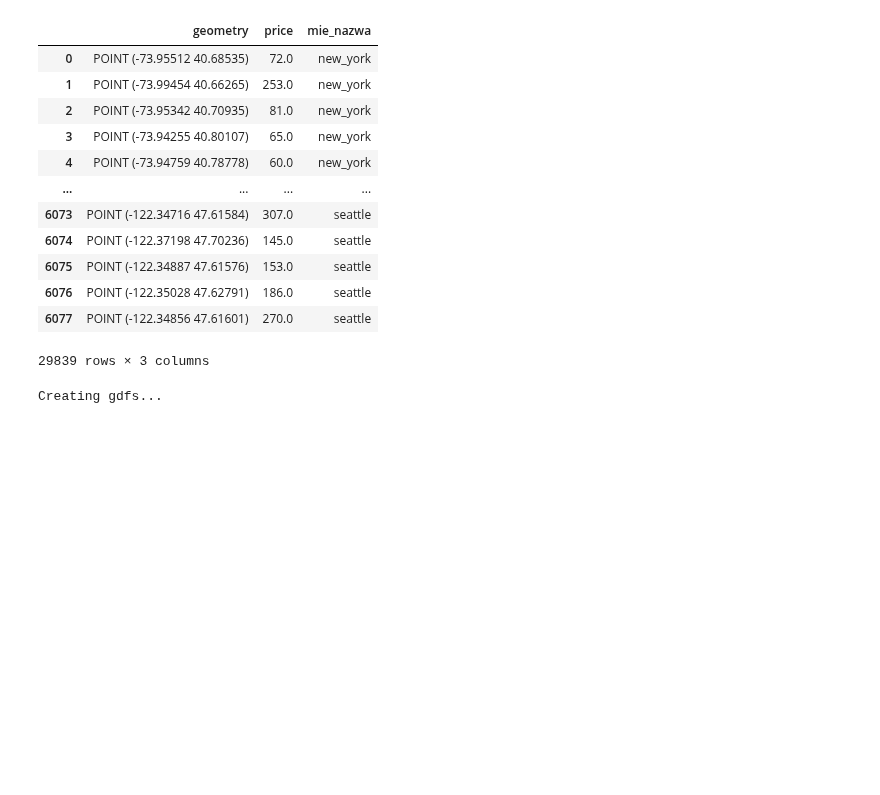
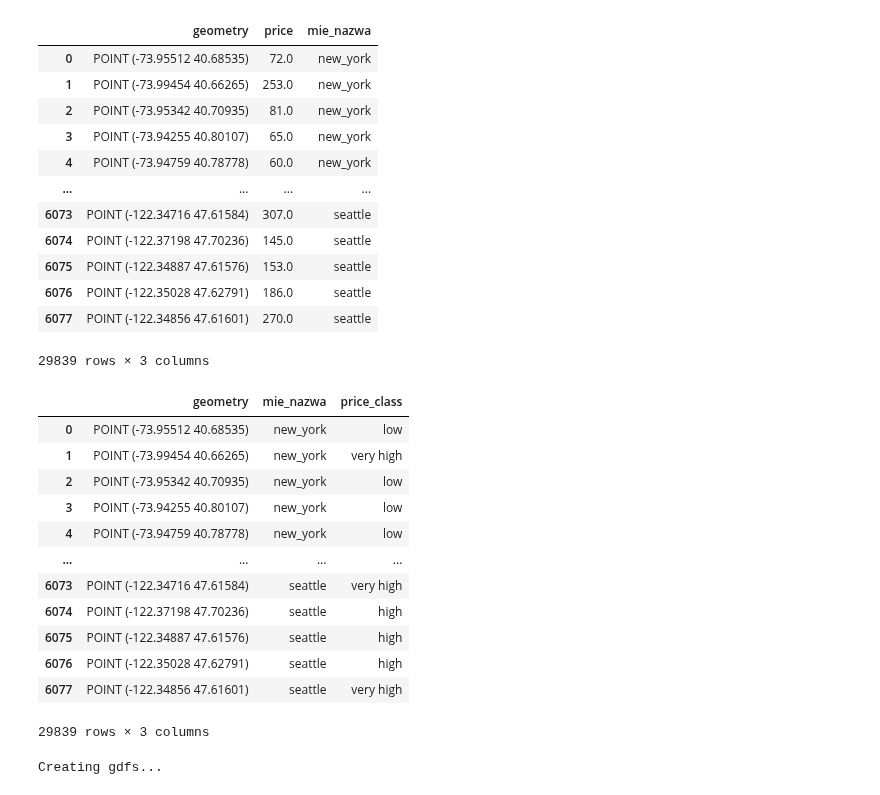
Before and after one commit to StaszekM/gradient, a Jupyter notebook: notebooks/downstream_tasks/airbnb.ipynb, the cells around one changed output. Saved outputs shown, nothing was run; the diff lists cells and outputs as text; code cells hidden in the pictures; blank space fills up the shorter version.

```diff
--- a/notebooks/downstream_tasks/airbnb.ipynb
+++ b/notebooks/downstream_tasks/airbnb.ipynb
@@ -204,2 +204,20 @@ def add_class_to_df(data, merged_df):
+# %%
+airbnb = add_class_to_df(airbnb)
+airbnb.drop("price", axis=1, inplace=True)
+airbnb
+# %% [output]
+|  | geometry | mie_nazwa | price_class |
+| 0 | POINT (-73.95512 40.68535) | new_york | low |
+| 1 | POINT (-73.99454 40.66265) | new_york | very high |
+| 2 | POINT (-73.95342 40.70935) | new_york | low |
+| 3 | POINT (-73.94255 40.80107) | new_york | low |
+| 4 | POINT (-73.94759 40.78778) | new_york | low |
+| ... | ... | ... | ... |
+| 6073 | POINT (-122.34716 47.61584) | seattle | very high |
+| 6074 | POINT (-122.37198 47.70236) | seattle | high |
+| 6075 | POINT (-122.34887 47.61576) | seattle | high |
+| 6076 | POINT (-122.35028 47.62791) | seattle | high |
+| 6077 | POINT (-122.34856 47.61601) | seattle | very high |
+29839 rows × 3 columns
 # %%
 def add_airbnb_to_osmnx_nodes(
```
Also changed, not shown: parts of 6 cells of this notebook.
